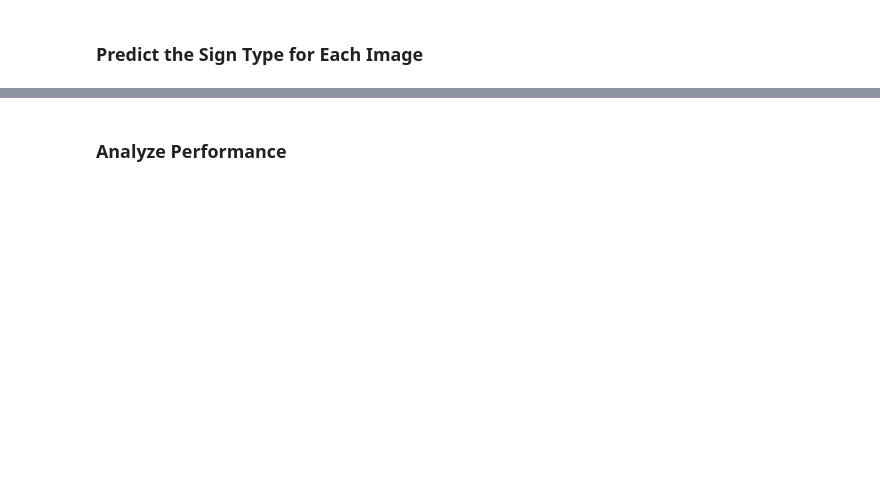
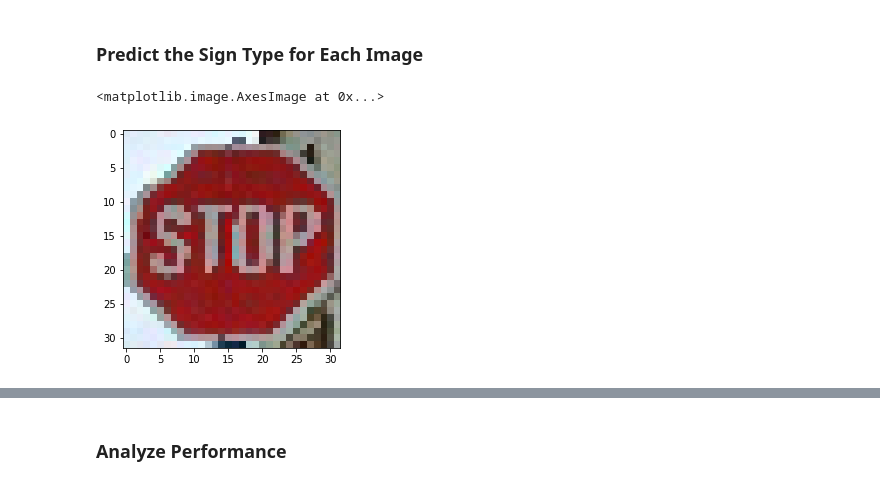
Before and after one commit to lexavtanke/CarND-Traffic-Sign-Classifier-Project, a Jupyter notebook: Traffic_Sign_Classifier.ipynb, the cells around one changed output, grey strips where cells are left out. Saved outputs shown, nothing was run; the diff lists cells and outputs as text; code cells hidden in the pictures; blank space fills up the shorter version.

```diff
--- a/Traffic_Sign_Classifier.ipynb
+++ b/Traffic_Sign_Classifier.ipynb
@@ -484,12 +496,13 @@ model = load_model("lenet_d12_d32_bs64_balansed_ne29_lr002.h5")
 # %%
 test_image = real_imgs_list[4]
 np_test_images = np.array(real_imgs_list)
 # nornalize test images as we normalize dataset earlier
 np_test_images = np_test_images.astype("float32") / 255.0
-print(np_test_images.shape)
-print(type(test_image))
-print(test_image)
-plt.imshow(test_image)
+
+plt.imshow(np_test_images[1])
+# %% [output]
+<matplotlib.image.AxesImage at 0x...>
+[figure, added]
 # %%
 model_out = model.predict(np_test_images)
 
```
Also changed, not shown: parts of 19 cells of this notebook, 3 other files.
